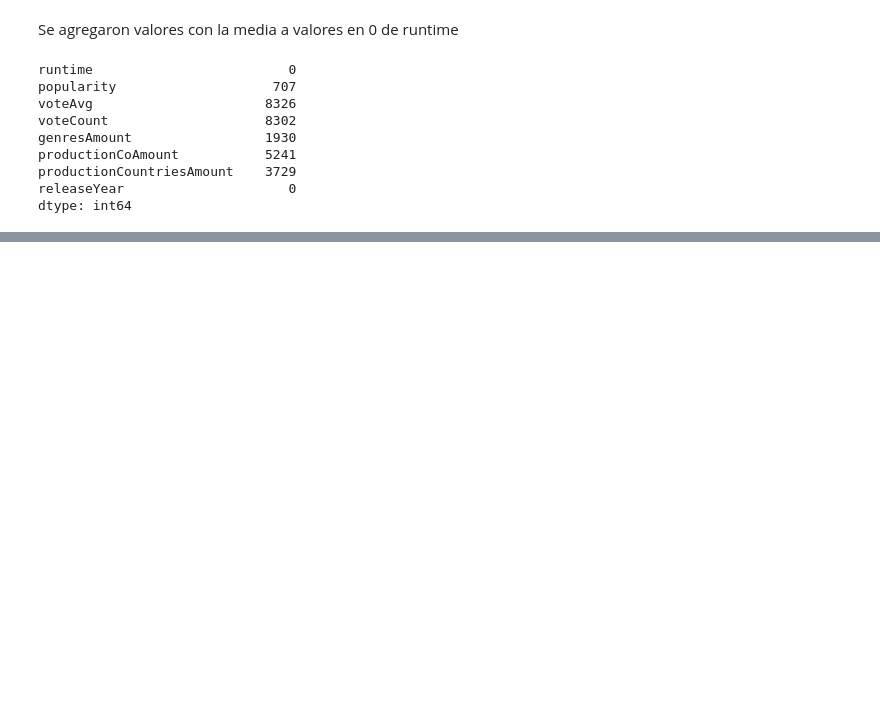
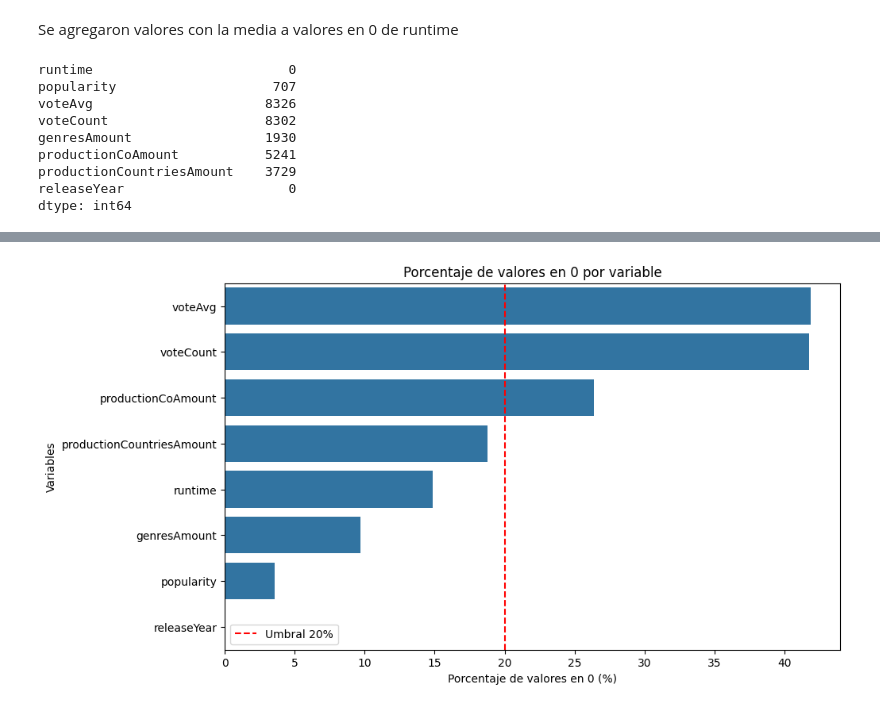
Before and after one commit to anthonylouschwank/Lab2-Mineria, a Jupyter notebook: main.ipynb, the cells around one changed output, grey strips where cells are left out. Drawn from its saved outputs; the diff is of its cells as text; code cells hidden in the pictures; blank space fills up the shorter version.

Commit message:
Actualización clustering y análisis final

```diff
--- a/main.ipynb
+++ b/main.ipynb
@@ -43,11 +43,17 @@ Index(['id', 'budget', 'genres', 'homePage', 'productionCompany',
 # %%
+df = pd.read_csv("movies_2026.csv", encoding="latin1")
+
 df_cluster = df.drop(columns=[
     'id', 'genres', 'homePage', 'productionCompany',
     'productionCompanyCountry', 'productionCountry',
     'director', 'actors', 'actorsCharacter',
     'originalTitle', 'title', 'originalLanguage',
-    'releaseDate', 'video'
-])
+    'releaseDate', 'video',
+    'budget', 'revenue',
+    'actorsAmount', 'castWomenAmount', 'castMenAmount'
+], errors='ignore')
+
+df_cluster = df_cluster.select_dtypes(include=['int64','float64'])
 # %%
 df_cluster.isnull().sum()
 # %% [output]
@@ -196,4 +191,7 @@ productionCountriesAmount    3729
 releaseYear                     0
 dtype: int64
 # %%
+zeros_percentage = (df_cluster == 0).mean() * 100
+zeros_percentage = zeros_percentage.sort_values(ascending=False)
+zeros_percentage
 # %% [output]
@@ -200,0 +207,15 @@ KeyError: 'voteAvg '
+# %%
+import matplotlib.pyplot as plt
+import seaborn as sns
+
+plt.figure(figsize=(10,6))
+sns.barplot(x=zeros_percentage.values, y=zeros_percentage.index)
+
+plt.axvline(x=20, color='red', linestyle='--', label='Umbral 20%')
+plt.xlabel("Porcentaje de valores en 0 (%)")
+plt.ylabel("Variables")
+plt.title("Porcentaje de valores en 0 por variable")
+plt.legend()
+plt.show()
+# %% [output]
+[figure, added]
```
Also changed, not shown: parts of 20 cells of this notebook.
